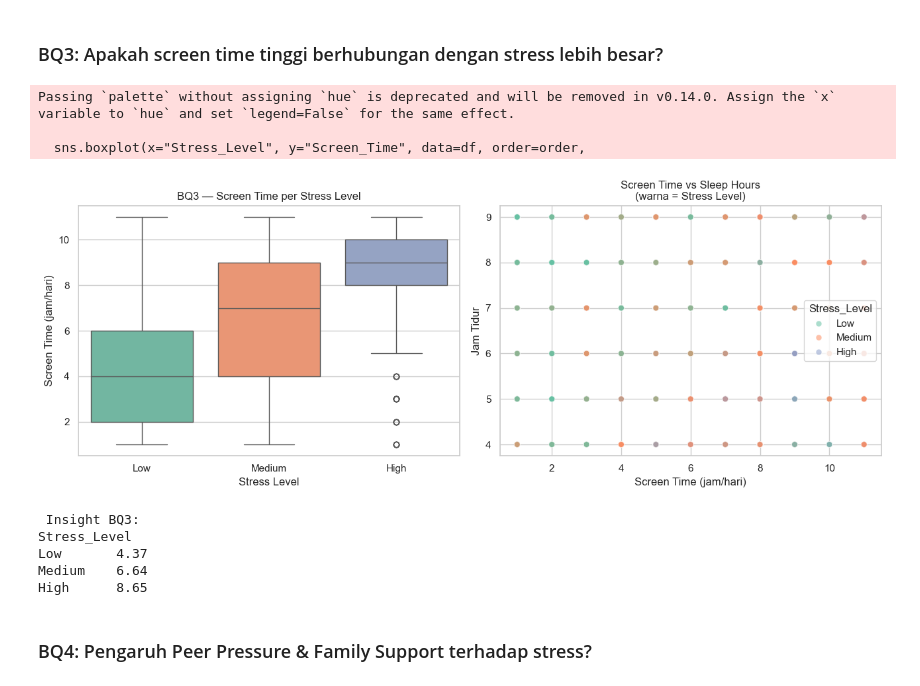
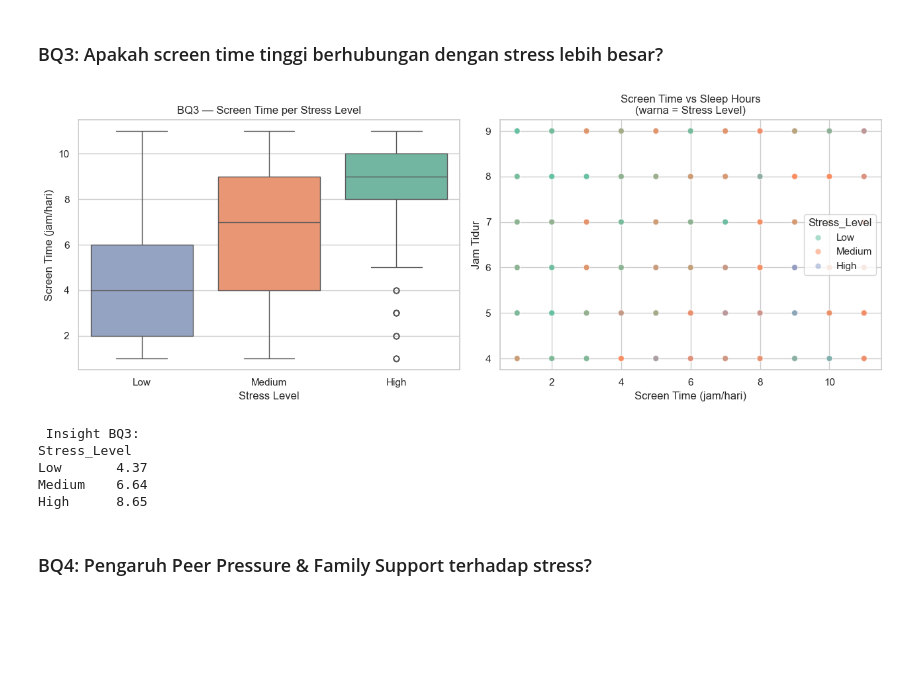
Before and after one commit to ShinZeleo/BurnoutGuard, a Jupyter notebook: Capstone.ipynb, the cells around one changed output. Cells and saved outputs as stored; diff of their text form; code cells hidden in the pictures; blank space fills up the shorter version.

```diff
--- a/Capstone.ipynb
+++ b/Capstone.ipynb
@@ -456,40 +467,37 @@ High      5.88
 # %%
 # df.groupby("Stress_Level")["Sleep_Hours"].mean()
 
 fig, axes = plt.subplots(1, 2, figsize=(13, 5))
 
 # Boxplot
 sns.boxplot(x="Stress_Level", y="Screen_Time", data=df, order=order,
-            palette="Set2", ax=axes[0])
+            hue="Stress_Level", legend=False, palette="Set2", ax=axes[0])
 axes[0].set_title("BQ3 — Screen Time per Stress Level")
 axes[0].set_xlabel("Stress Level")
 axes[0].set_ylabel("Screen Time (jam/hari)")
 
 # Scatter screen time vs sleep, hue=stress
 sns.scatterplot(
     x="Screen_Time", y="Sleep_Hours", hue="Stress_Level",
     hue_order=order, data=df, palette="Set2", alpha=0.55,
     s=40, ax=axes[1]
 )
 axes[1].set_title("Screen Time vs Sleep Hours\n(warna = Stress Level)")
 axes[1].set_xlabel("Screen Time (jam/hari)")
 axes[1].set_ylabel("Jam Tidur")
 
 plt.tight_layout()
 plt.show()
 
 print("\n Insight BQ3:")
 print(df.groupby("Stress_Level")["Screen_Time"].mean().reindex(order).round(2).to_string())
 # %% [output]
+[figure]
-Passing `palette` without assigning `hue` is deprecated and will be removed in v0.14.0. Assign the `x` variable to `hue` and set `legend=False` for the same effect.
-
-  sns.boxplot(x="Stress_Level", y="Screen_Time", data=df, order=order,
+ Insight BQ3:
+Stress_Level
+Low       4.37
+Medium    6.64
+High      8.65
-[figure]
- Insight BQ3:
-Stress_Level
-Low       4.37
-Medium    6.64
-High      8.65
 # %% [markdown]
 ### BQ4: Pengaruh Peer Pressure & Family Support terhadap stress?
 # %% [markdown]
```
Also changed, not shown: parts of 21 cells of this notebook, 5 other files.
